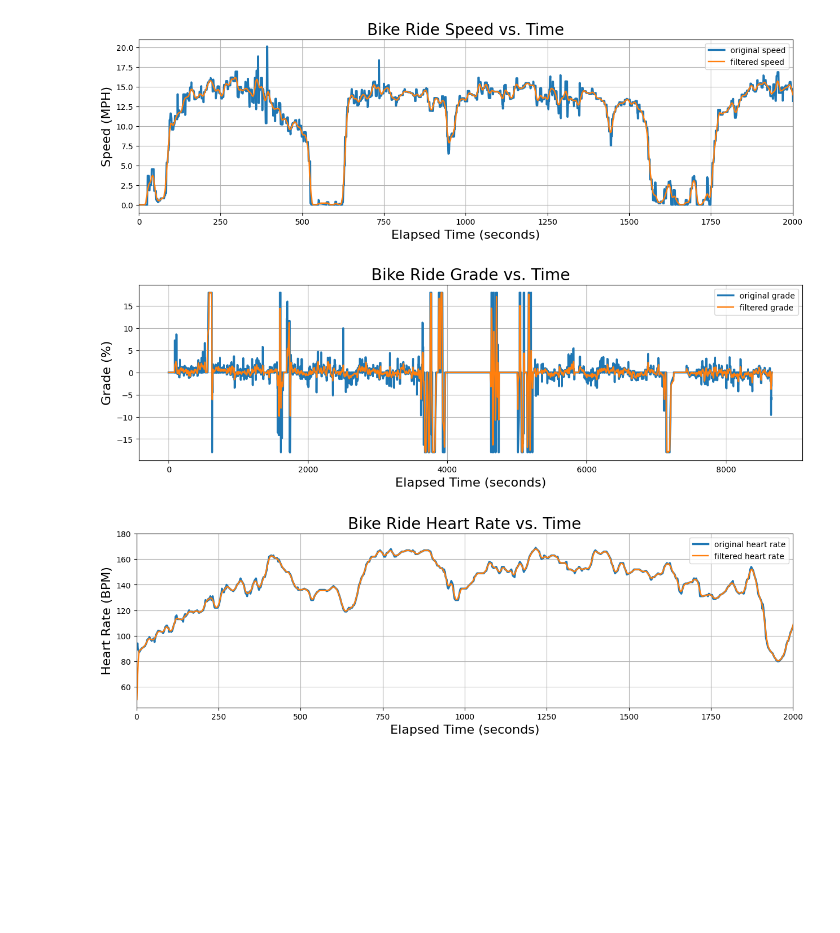
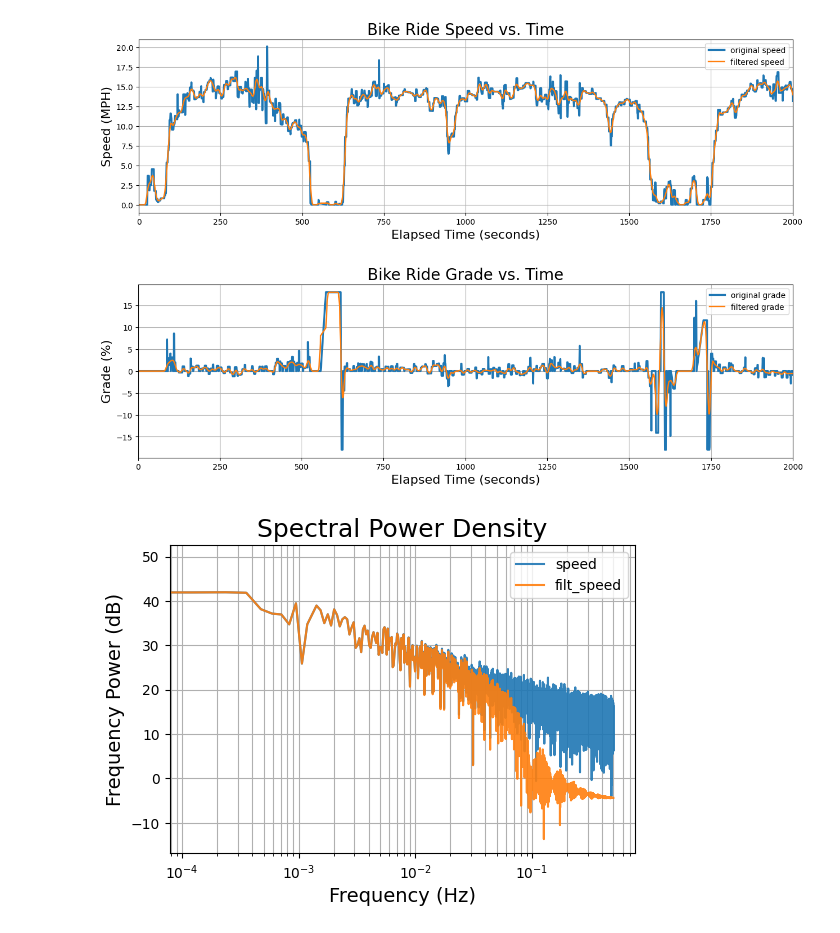
Before and after one commit to ericbauer55/bike-fitness-tracking, a Jupyter notebook: notebooks/0_EDA/1d_filtered_synch.ipynb, the cells around one changed output. Cells and saved outputs as stored; diff of their text form; code cells hidden in the pictures; blank space fills up the shorter version.

Commit message:
adjusted the FFT plot for multiple columns

```diff
--- a/notebooks/0_EDA/1d_filtered_synch.ipynb
+++ b/notebooks/0_EDA/1d_filtered_synch.ipynb
@@ -323,18 +323,20 @@ plot_state_column(df_apr,'grade', units='MPH', ylims=[-18, 18])
 # %%
 from scipy.fft import rfft, rfftfreq
 
-def plot_signal_fft(df, signal_column, sample_rate=1.0, figsize=(6,4)):
-    signal_list = list(df[signal_column].dropna().values)
-    n_samples = len(signal_list)
-
-    yf = rfft(signal_list)
+def plot_signal_fft(df:pd.DataFrame, signal_columns:list[str], sample_rate:float=1.0, figsize:tuple[int,int]=(6,4)):
+    signals_dict = {col:rfft(list(df[col].dropna().values)) for col in signal_columns}
+    n_samples = df.shape[0]
     xf = rfftfreq(n_samples, 1 / sample_rate)
 
     fig = plt.figure(figsize=figsize)
 
-    _ = plt.semilogx(xf, 10 * np.log10(np.abs(yf)), linewidth=1.5, alpha=1.0)
+    for signal in signal_columns:
+        _ = plt.semilogx(xf, 10 * np.log10(np.abs(signals_dict[signal])),
+                         linewidth=1.5, alpha=0.95**len(signal_columns), label=signal)
+
     _ = plt.grid(True, which="both")
     _ = plt.ylabel('Frequency Power (dB)', fontsize=14)
     _ = plt.xlabel('Frequency (Hz)', fontsize=14)
-    _ = plt.title(f'Spectral Power Density of "{signal_column}"', fontsize=18)
+    _ = plt.title(f'Spectral Power Density', fontsize=18)
+    _ = plt.legend(loc='best', fontsize=10)
 # %%
@@ -423,20 +425,11 @@ _ = plt.xlabel('Elapsed Time (seconds)', fontsize=16)
 _ = plt.ylabel('Grade (%)', fontsize=16)
 _ = plt.title('Bike Ride Grade vs. Time', fontsize=20)
 _ = plt.grid()
-#_ = plt.xlim([0,2000])
+_ = plt.xlim([0,2000])
 #_ = plt.ylim([-1,21])
 # %% [output]
-[figure, old version]
+[figure, new version]
 # %%
-fig = plt.figure(figsize=(15,4))
-
-_ = sn.lineplot(x='elapsed_time', y='hr', data=df_apr, linewidth=2.5, label='original heart rate')
-_ = sn.lineplot(x='elapsed_time', y='filt_hr', data=df_apr,linewidth=1.75, label='filtered heart rate')
-_ = plt.xlabel('Elapsed Time (seconds)', fontsize=16)
-_ = plt.ylabel('Heart Rate (BPM)', fontsize=16)
-_ = plt.title('Bike Ride Heart Rate vs. Time', fontsize=20)
-_ = plt.grid()
-_ = plt.xlim([0,2000])
-#_ = plt.ylim([-1,21])
+plot_signal_fft(df_apr, ['speed', 'filt_speed'])
 # %% [output]
-[figure, old version]
+[figure, new version]
```
Also changed, not shown: parts of 4 cells of this notebook.
